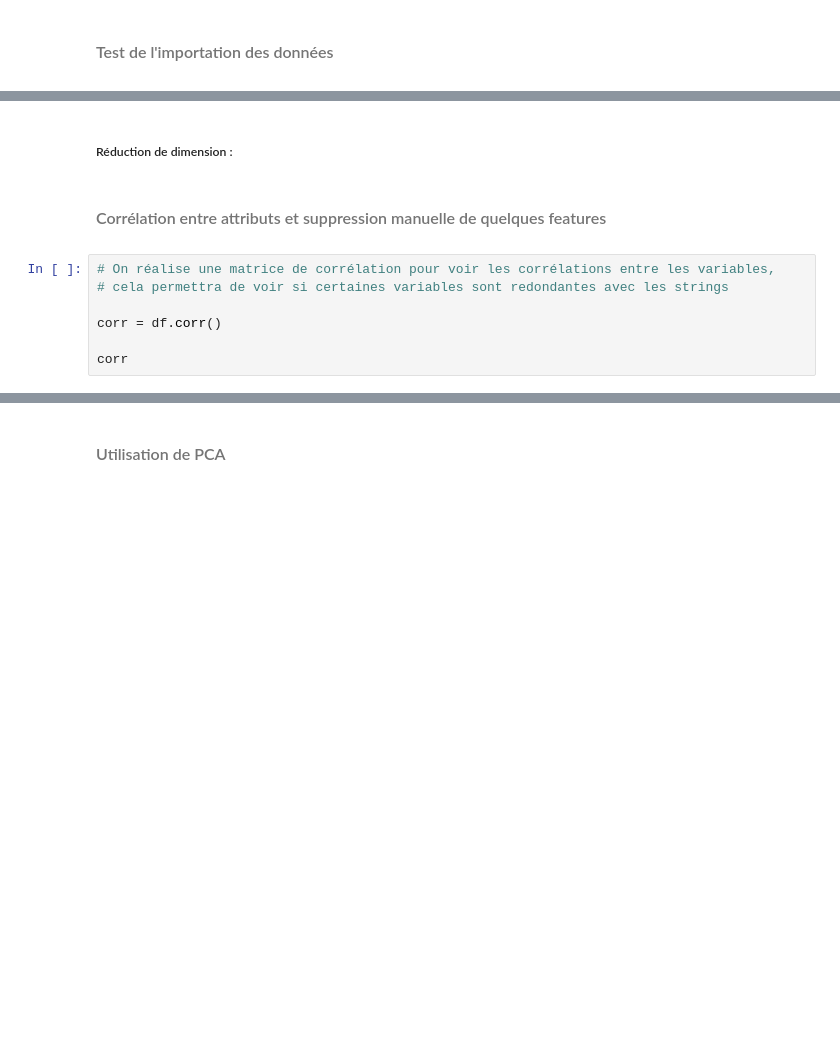
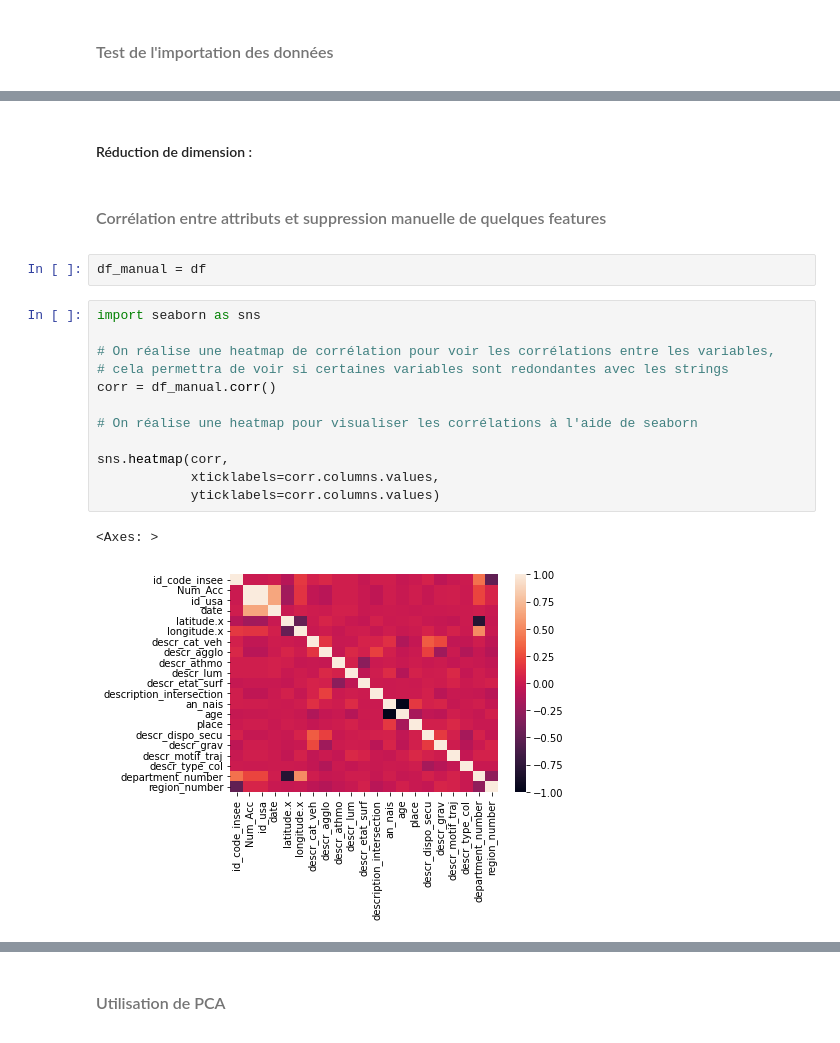
Before and after one commit to 0nano/end-project-A3-AI, a Jupyter notebook: non_supervise.ipynb, the cells around one changed output, grey strips where cells are left out. Cells and saved outputs as stored; diff of their text form; blank space fills up the shorter version.

```diff
--- a/non_supervise.ipynb
+++ b/non_supervise.ipynb
@@ -15,11 +65,21 @@ df
 # %% [markdown]
-##### Réduction de dimension :
+#### Réduction de dimension :
 # %% [markdown]
 ###### <p style="font-size: 16px">Corrélation entre attributs et suppression manuelle de quelques features<p>
+# %%
+df_manual = df
 # %%
-# On réalise une matrice de corrélation pour voir les corrélations entre les variables,
+import seaborn as sns
+
+# On réalise une heatmap de corrélation pour voir les corrélations entre les variables,
 # cela permettra de voir si certaines variables sont redondantes avec les strings
+corr = df_manual.corr()
 
-corr = df.corr()
+# On réalise une heatmap pour visualiser les corrélations à l'aide de seaborn
 
-corr
+sns.heatmap(corr,
+            xticklabels=corr.columns.values,
+            yticklabels=corr.columns.values)
+# %% [output]
+<Axes: >
+[figure, added]
```
Also changed, not shown: parts of 25 cells of this notebook, 1 other file.
